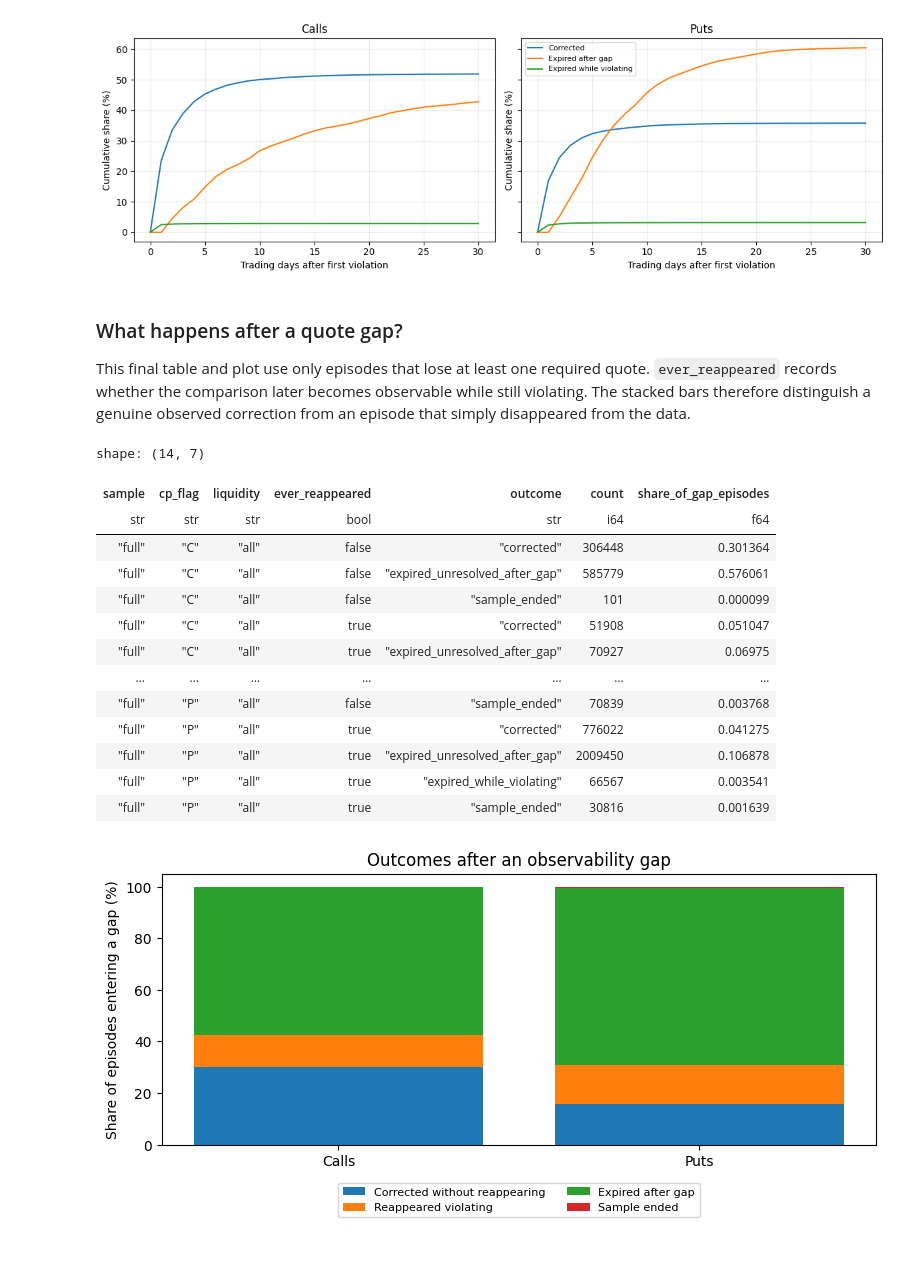
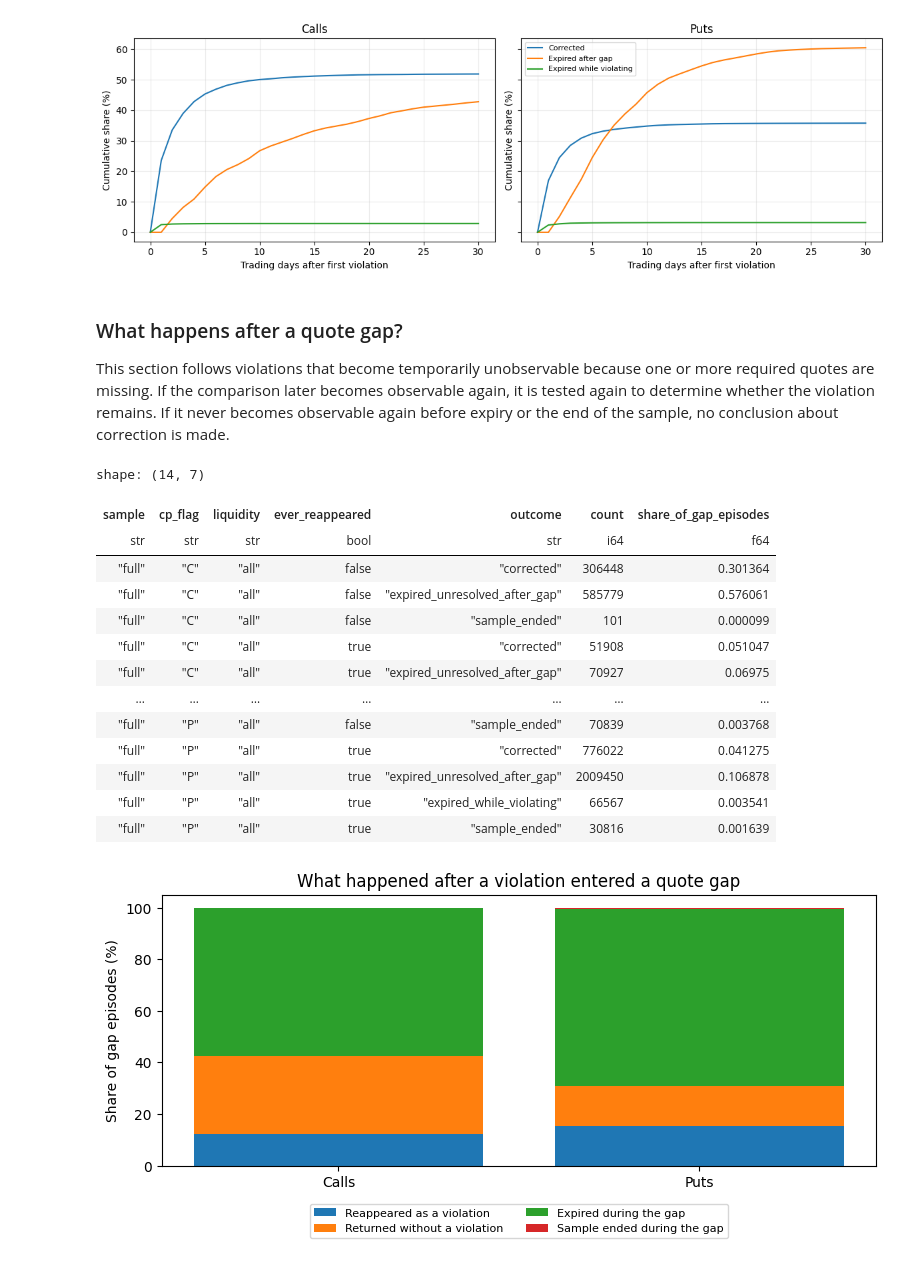
Before and after one commit to Alex-Vio/Testing-the-TP2-Property-of-Option-Prices, a Jupyter notebook: notebooks/01_spx_results.ipynb, the cells around one changed output. Drawn from its saved outputs; the diff is of its cells as text; code cells hidden in the pictures.

```diff
--- a/notebooks/01_spx_results.ipynb
+++ b/notebooks/01_spx_results.ipynb
@@ -689,11 +662,7 @@ plt.show()
 # %% [markdown]
 ### What happens after a quote gap?
 
-This final table and plot use only episodes that lose at least one required
-quote. `ever_reappeared` records whether the comparison later becomes
-observable while still violating. The stacked bars therefore distinguish a
-genuine observed correction from an episode that simply disappeared from the
-data.
+This section follows violations that become temporarily unobservable because one or more required quotes are missing. If the comparison later becomes observable again, it is tested again to determine whether the violation remains. If it never becomes observable again before expiry or the end of the sample, no conclusion about correction is made.
 # %%
 full_gap = gap_outcomes.filter(
     (pl.col("sample") == "full")
@@ -703,18 +672,23 @@ display(full_gap)
 
 gap_categories = [
     (
-        "Corrected without reappearing",
-        (~pl.col("ever_reappeared")) & (pl.col("outcome") == "corrected"),
+        "Reappeared as a violation",
+        pl.col("ever_reappeared"),
     ),
-    ("Reappeared violating", pl.col("ever_reappeared")),
     (
-        "Expired after gap",
+        "Returned without a violation",
+        (~pl.col("ever_reappeared"))
+        & (pl.col("outcome") == "corrected"),
+    ),
+    (
+        "Expired during the gap",
         (~pl.col("ever_reappeared"))
         & (pl.col("outcome") == "expired_unresolved_after_gap"),
     ),
     (
-        "Sample ended",
-        (~pl.col("ever_reappeared")) & (pl.col("outcome") == "sample_ended"),
+        "Sample ended during the gap",
+        (~pl.col("ever_reappeared"))
+        & (pl.col("outcome") == "sample_ended"),
     ),
 ]
 
@@ -727,33 +701,33 @@ for label, category_filter in gap_categories:
         share = full_gap.filter(
             (pl.col("cp_flag") == option_type) & category_filter
         )["share_of_gap_episodes"].sum()
         values.append(100 * share)
 
     ax.bar(["Calls", "Puts"], values, bottom=bottom, label=label)
     bottom += np.array(values)
 
 ax.set(
-    ylabel="Share of episodes entering a gap (%)",
-    title="Outcomes after an observability gap",
+    ylabel="Share of gap episodes (%)",
+    title="What happened after a violation entered a quote gap",
 )
 ax.legend(fontsize=8, loc="upper center", bbox_to_anchor=(0.5, -0.12), ncol=2)
 
 fig.tight_layout()
 fig.savefig(FIGURES / "targeted_gap_outcomes.png", dpi=150)
 plt.show()
 # %% [output]
 shape: (14, 7)
 | sample | cp_flag | liquidity | ever_reappeared | outcome | count | share_of_gap_episodes |
 | str | str | str | bool | str | i64 | f64 |
 | "full" | "C" | "all" | false | "corrected" | 306448 | 0.301364 |
 | "full" | "C" | "all" | false | "expired_unresolved_after_gap" | 585779 | 0.576061 |
 | "full" | "C" | "all" | false | "sample_ended" | 101 | 0.000099 |
 | "full" | "C" | "all" | true | "corrected" | 51908 | 0.051047 |
 | "full" | "C" | "all" | true | "expired_unresolved_after_gap" | 70927 | 0.06975 |
 | … | … | … | … | … | … | … |
 | "full" | "P" | "all" | false | "sample_ended" | 70839 | 0.003768 |
 | "full" | "P" | "all" | true | "corrected" | 776022 | 0.041275 |
 | "full" | "P" | "all" | true | "expired_unresolved_after_gap" | 2009450 | 0.106878 |
 | "full" | "P" | "all" | true | "expired_while_violating" | 66567 | 0.003541 |
 | "full" | "P" | "all" | true | "sample_ended" | 30816 | 0.001639 |
-[figure, old version]
+[figure, new version]
```
Also changed, not shown: parts of 13 cells of this notebook, 1 other file.
